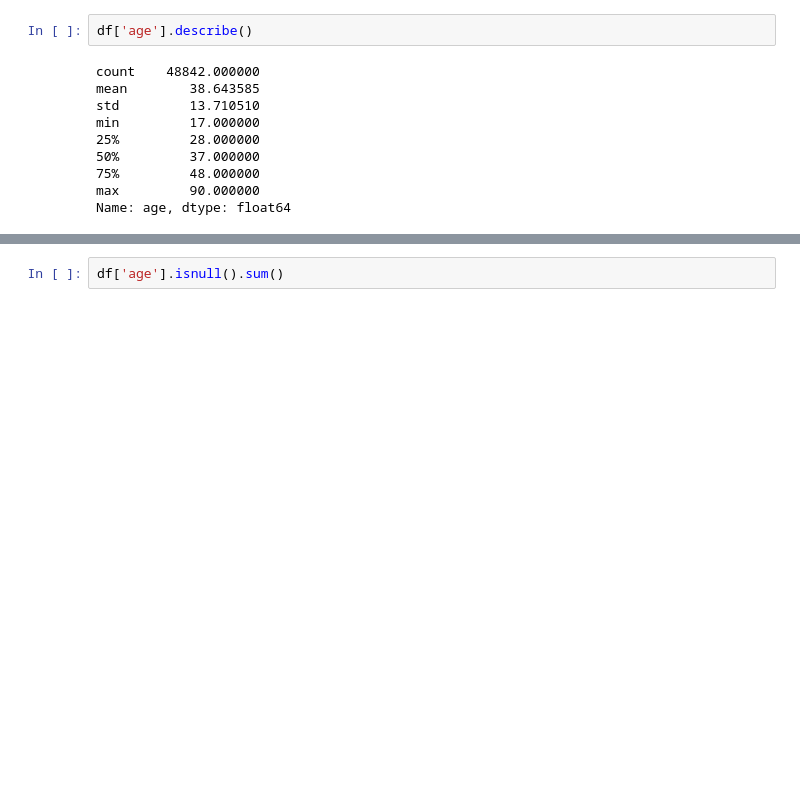
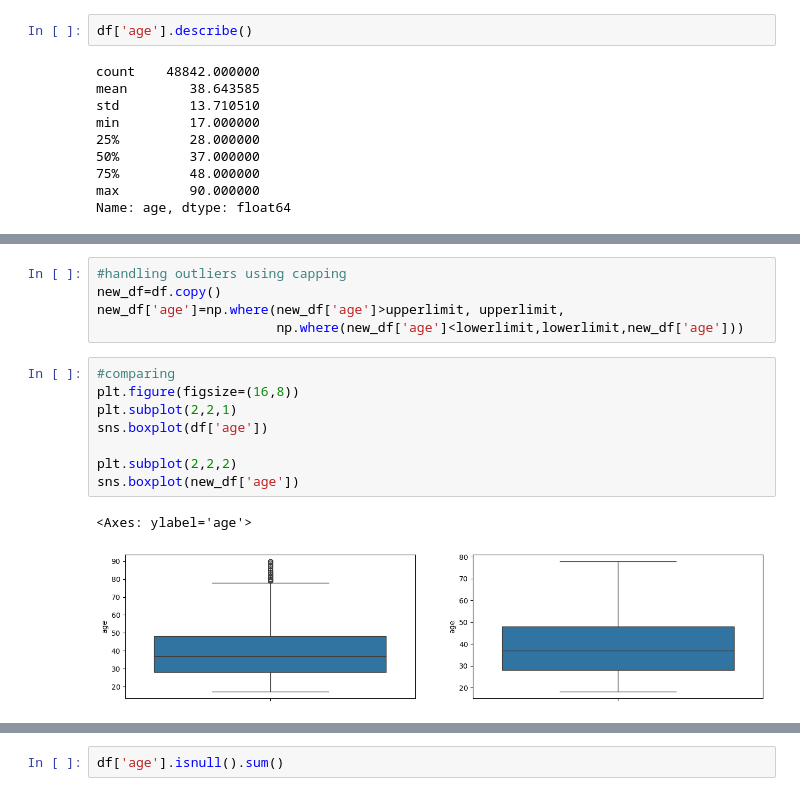
Before and after one commit to taleyahusn21/ExploratoryDataAnalysis, a Jupyter notebook: Assignment EDA- updated.ipynb, the cells around one changed output, grey strips where cells are left out. Saved outputs shown, nothing was run; the diff lists cells and outputs as text; blank space fills up the shorter version.

```diff
--- a/Assignment EDA- updated.ipynb
+++ b/Assignment EDA- updated.ipynb
@@ -30,0 +96,16 @@ Name: age, dtype: float64
+# %%
+#handling outliers using capping
+new_df=df.copy()
+new_df['age']=np.where(new_df['age']>upperlimit, upperlimit,
+                       np.where(new_df['age']<lowerlimit,lowerlimit,new_df['age']))
+# %%
+#comparing
+plt.figure(figsize=(16,8))
+plt.subplot(2,2,1)
+sns.boxplot(df['age'])
+
+plt.subplot(2,2,2)
+sns.boxplot(new_df['age'])
+# %% [output]
+<Axes: ylabel='age'>
+[figure, added]
```
Also changed, not shown: parts of 19 cells of this notebook.
